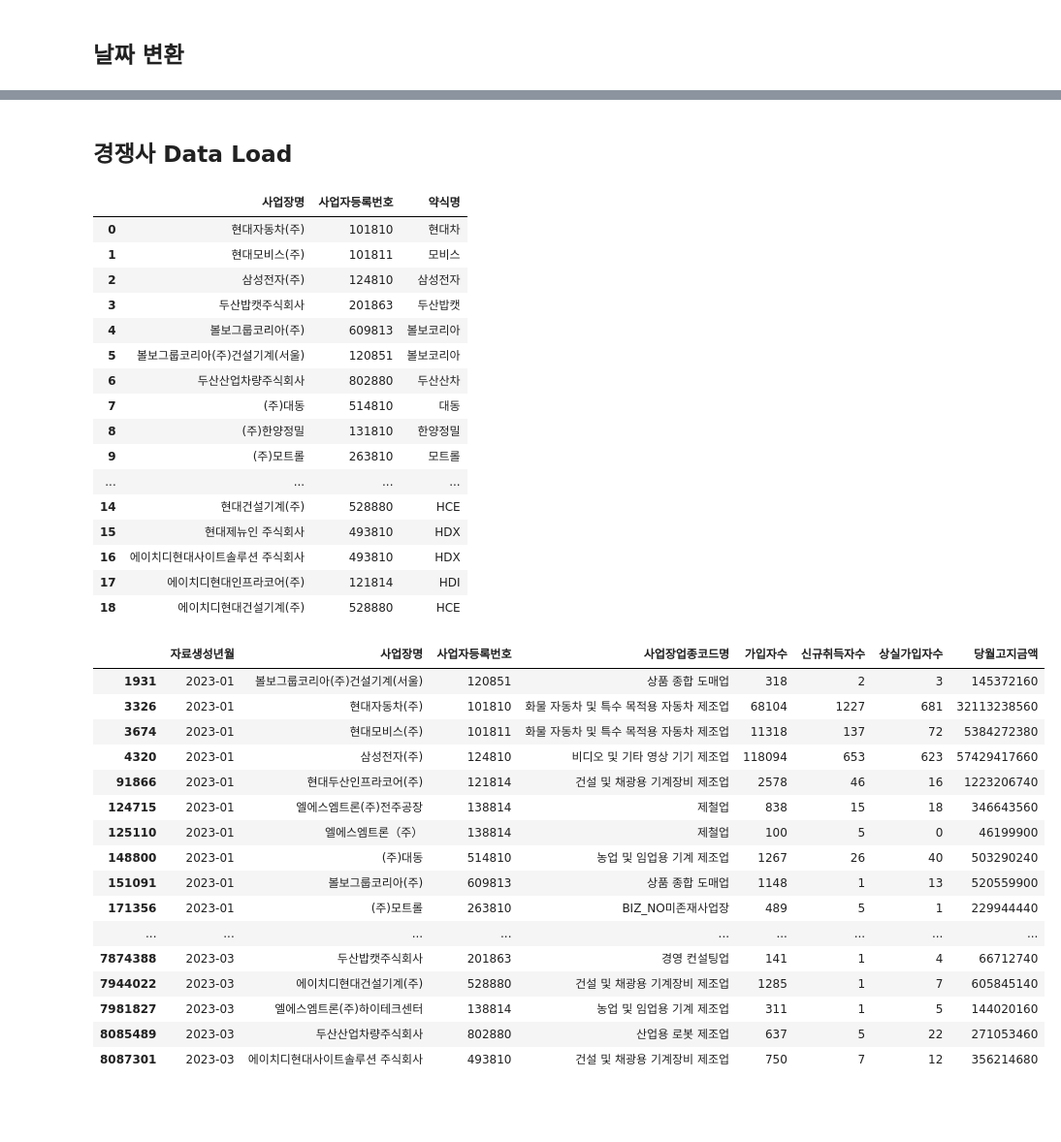
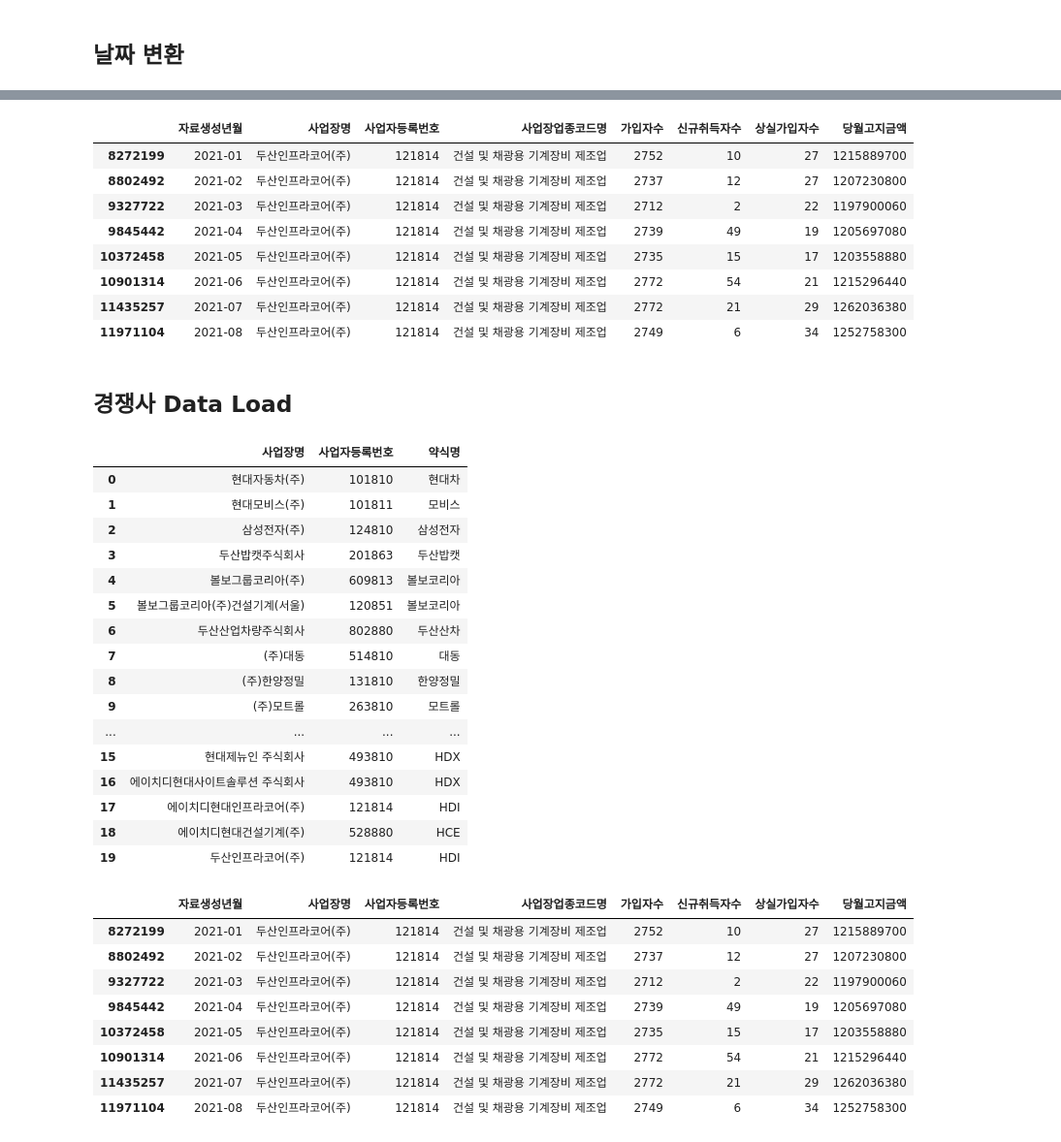
Before and after one commit to kstyle2198/hr, a Jupyter notebook: jupyter/preprocessing2(pension_data).ipynb, the cells around one changed output, grey strips where cells are left out. Shown: that part at 97% size. Drawn from its saved outputs; the diff is of its cells as text; code cells hidden in the pictures; blank space fills up the shorter version.

```diff
--- a/jupyter/preprocessing2(pension_data).ipynb
+++ b/jupyter/preprocessing2(pension_data).ipynb
@@ -54,6 +56,32 @@ def date_change(val):
         return '2022-02'
     elif val == 'Jan-22':
         return '2022-01'
+
+    elif val == 'Jan-21':
+        return '2021-01'
+    elif val == 'Feb-21':
+        return '2021-02'
+    elif val == 'Mar-21':
+        return '2021-03'
+    elif val == 'Apr-21':
+        return '2021-04'
+    elif val == 'May-21':
+        return '2021-05'
+    elif val == 'Jun-21':
+        return '2021-06'
+    elif val == 'Jul-21':
+        return '2021-07'
+    elif val == 'Aug-21':
+        return '2021-08'
+    elif val == 'Sep-21':
+        return '2021-09'
+    elif val == 'Oct-21':
+        return '2021-10'
+    elif val == 'Nov-21':
+        return '2021-11'
+    elif val == 'Dec-21':
+        return '2021-12'
+
     else:
         return val
 # %%
@@ -141,7 +126,19 @@ array(['2023-01', '2022-12', '2022-11', '2022-10', '2022-09', '2022-08',
+# %%
+df1[df1["사업장명"]=="두산인프라코어(주)"]
+# %% [output]
+|  | 자료생성년월 | 사업장명 | 사업자등록번호 | 사업장업종코드명 | 가입자수 | 신규취득자수 | 상실가입자수 | 당월고지금액 |
+| 8272199 | 2021-01 | 두산인프라코어(주) | 121814 | 건설 및 채광용 기계장비 제조업 | 2752 | 10 | 27 | 1215889700 |
+| 8802492 | 2021-02 | 두산인프라코어(주) | 121814 | 건설 및 채광용 기계장비 제조업 | 2737 | 12 | 27 | 1207230800 |
+| 9327722 | 2021-03 | 두산인프라코어(주) | 121814 | 건설 및 채광용 기계장비 제조업 | 2712 | 2 | 22 | 1197900060 |
+| 9845442 | 2021-04 | 두산인프라코어(주) | 121814 | 건설 및 채광용 기계장비 제조업 | 2739 | 49 | 19 | 1205697080 |
+| 10372458 | 2021-05 | 두산인프라코어(주) | 121814 | 건설 및 채광용 기계장비 제조업 | 2735 | 15 | 17 | 1203558880 |
+| 10901314 | 2021-06 | 두산인프라코어(주) | 121814 | 건설 및 채광용 기계장비 제조업 | 2772 | 54 | 21 | 1215296440 |
+| 11435257 | 2021-07 | 두산인프라코어(주) | 121814 | 건설 및 채광용 기계장비 제조업 | 2772 | 21 | 29 | 1262036380 |
+| 11971104 | 2021-08 | 두산인프라코어(주) | 121814 | 건설 및 채광용 기계장비 제조업 | 2749 | 6 | 34 | 1252758300 |
 # %% [markdown]
 ## 경쟁사 Data Load
 # %%
-comp_df = pd.read_excel("./경쟁사.xlsx")
+comp_df = pd.read_excel("./company.xlsx")
 comp_df
 # %% [output]
 |  | 사업장명 | 사업자등록번호 | 약식명 |
@@ -156,8 +153,8 @@ comp_df
 | 8 | (주)한양정밀 | 131810 | 한양정밀 |
 | 9 | (주)모트롤 | 263810 | 모트롤 |
 | ... | ... | ... | ... |
-| 14 | 현대건설기계(주) | 528880 | HCE |
 | 15 | 현대제뉴인 주식회사 | 493810 | HDX |
 | 16 | 에이치디현대사이트솔루션 주식회사 | 493810 | HDX |
 | 17 | 에이치디현대인프라코어(주) | 121814 | HDI |
 | 18 | 에이치디현대건설기계(주) | 528880 | HCE |
+| 19 | 두산인프라코어(주) | 121814 | HDI |
@@ -164,25 +163,17 @@ comp_df
 # %%
 df2 = df1.loc[(df1["사업장명"].isin(comp_df["사업장명"].tolist())) & (df1["사업자등록번호"].isin(comp_df["사업자등록번호"].tolist()))]
 # %%
-df2
+df2[df2["사업장명"]=="두산인프라코어(주)"]
 # %% [output]
 |  | 자료생성년월 | 사업장명 | 사업자등록번호 | 사업장업종코드명 | 가입자수 | 신규취득자수 | 상실가입자수 | 당월고지금액 |
-| 1931 | 2023-01 | 볼보그룹코리아(주)건설기계(서울) | 120851 | 상품 종합 도매업 | 318 | 2 | 3 | 145372160 |
-| 3326 | 2023-01 | 현대자동차(주) | 101810 | 화물 자동차 및 특수 목적용 자동차 제조업 | 68104 | 1227 | 681 | 32113238560 |
-| 3674 | 2023-01 | 현대모비스(주) | 101811 | 화물 자동차 및 특수 목적용 자동차 제조업 | 11318 | 137 | 72 | 5384272380 |
-| 4320 | 2023-01 | 삼성전자(주) | 124810 | 비디오 및 기타 영상 기기 제조업 | 118094 | 653 | 623 | 57429417660 |
-| 91866 | 2023-01 | 현대두산인프라코어(주) | 121814 | 건설 및 채광용 기계장비 제조업 | 2578 | 46 | 16 | 1223206740 |
-| 124715 | 2023-01 | 엘에스엠트론(주)전주공장 | 138814 | 제철업 | 838 | 15 | 18 | 346643560 |
-| 125110 | 2023-01 | 엘에스엠트론（주） | 138814 | 제철업 | 100 | 5 | 0 | 46199900 |
-| 148800 | 2023-01 | (주)대동 | 514810 | 농업 및 임업용 기계 제조업 | 1267 | 26 | 40 | 503290240 |
-| 151091 | 2023-01 | 볼보그룹코리아(주) | 609813 | 상품 종합 도매업 | 1148 | 1 | 13 | 520559900 |
-| 171356 | 2023-01 | (주)모트롤 | 263810 | BIZ_NO미존재사업장 | 489 | 5 | 1 | 229944440 |
-| ... | ... | ... | ... | ... | ... | ... | ... | ... |
-| 7874388 | 2023-03 | 두산밥캣주식회사 | 201863 | 경영 컨설팅업 | 141 | 1 | 4 | 66712740 |
-| 7944022 | 2023-03 | 에이치디현대건설기계(주) | 528880 | 건설 및 채광용 기계장비 제조업 | 1285 | 1 | 7 | 605845140 |
-| 7981827 | 2023-03 | 엘에스엠트론(주)하이테크센터 | 138814 | 농업 및 임업용 기계 제조업 | 311 | 1 | 5 | 144020160 |
-| 8085489 | 2023-03 | 두산산업차량주식회사 | 802880 | 산업용 로봇 제조업 | 637 | 5 | 22 | 271053460 |
-| 8087301 | 2023-03 | 에이치디현대사이트솔루션 주식회사 | 493810 | 건설 및 채광용 기계장비 제조업 | 750 | 7 | 12 | 356214680 |
+| 8272199 | 2021-01 | 두산인프라코어(주) | 121814 | 건설 및 채광용 기계장비 제조업 | 2752 | 10 | 27 | 1215889700 |
+| 8802492 | 2021-02 | 두산인프라코어(주) | 121814 | 건설 및 채광용 기계장비 제조업 | 2737 | 12 | 27 | 1207230800 |
+| 9327722 | 2021-03 | 두산인프라코어(주) | 121814 | 건설 및 채광용 기계장비 제조업 | 2712 | 2 | 22 | 1197900060 |
+| 9845442 | 2021-04 | 두산인프라코어(주) | 121814 | 건설 및 채광용 기계장비 제조업 | 2739 | 49 | 19 | 1205697080 |
+| 10372458 | 2021-05 | 두산인프라코어(주) | 121814 | 건설 및 채광용 기계장비 제조업 | 2735 | 15 | 17 | 1203558880 |
+| 10901314 | 2021-06 | 두산인프라코어(주) | 121814 | 건설 및 채광용 기계장비 제조업 | 2772 | 54 | 21 | 1215296440 |
+| 11435257 | 2021-07 | 두산인프라코어(주) | 121814 | 건설 및 채광용 기계장비 제조업 | 2772 | 21 | 29 | 1262036380 |
+| 11971104 | 2021-08 | 두산인프라코어(주) | 121814 | 건설 및 채광용 기계장비 제조업 | 2749 | 6 | 34 | 1252758300 |
 # %%
 df3 = pd.merge(df2,comp_df, on=['사업장명','사업자등록번호'], how='left')
 # %%
```
Also changed, not shown: parts of 21 cells of this notebook, 9 other files.
